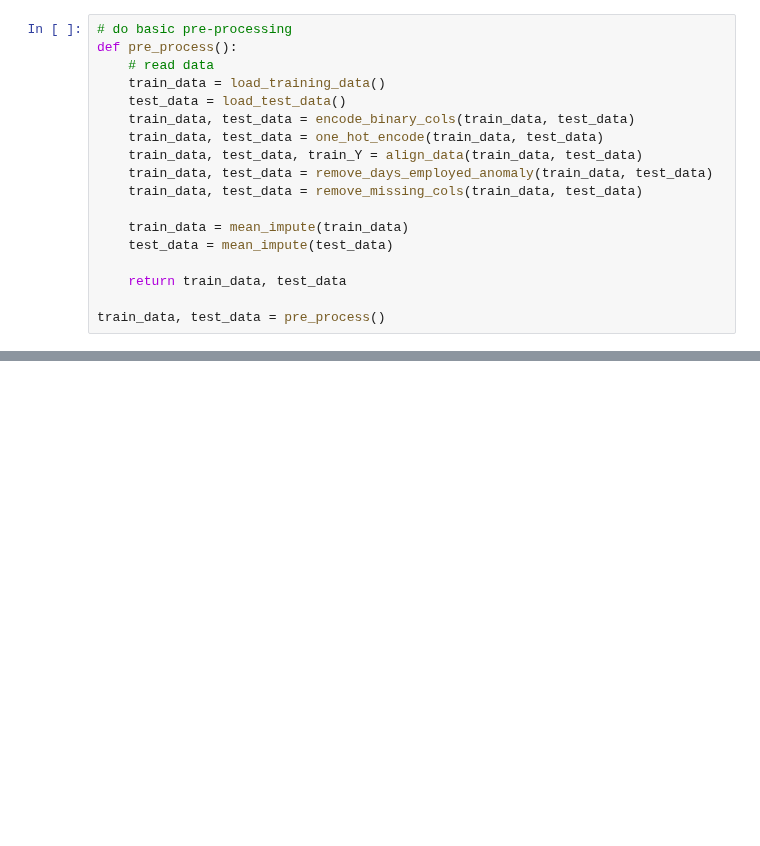
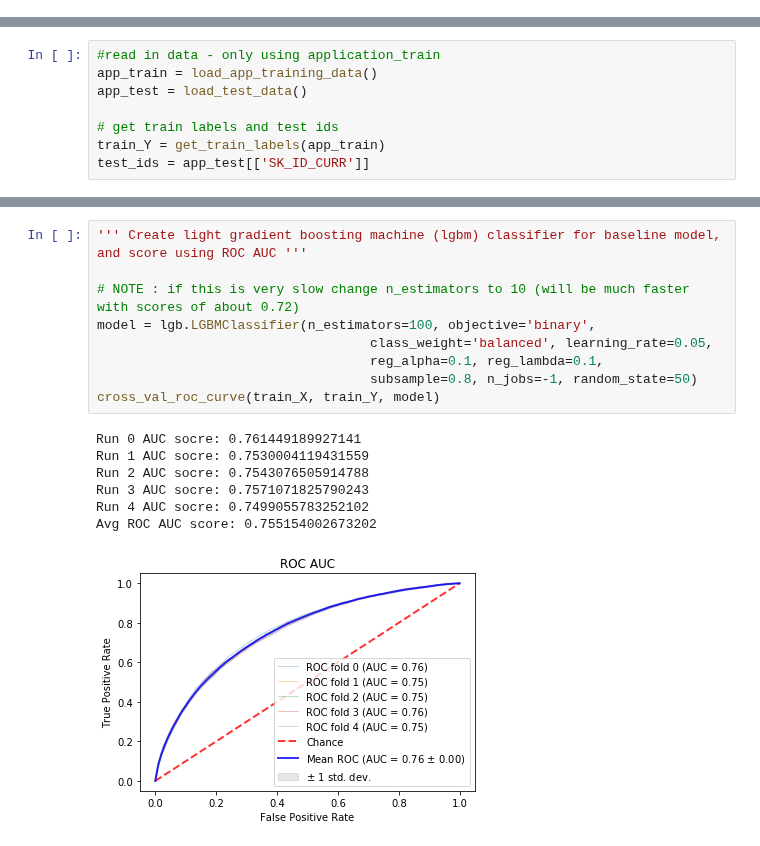
Before and after one commit to tobyfielding1/data-mining, a Jupyter notebook: src/pre_processing.ipynb, the cells around one changed output, grey strips where cells are left out. Saved outputs shown, nothing was run; the diff lists cells and outputs as text; blank space fills up the shorter version.

```diff
--- a/src/pre_processing.ipynb
+++ b/src/pre_processing.ipynb
@@ -68,18 +12,0 @@ False
-# %%
-# do basic pre-processing
-def pre_process():
-    # read data
-    train_data = load_training_data()
-    test_data = load_test_data()
-    train_data, test_data = encode_binary_cols(train_data, test_data)
-    train_data, test_data = one_hot_encode(train_data, test_data)
-    train_data, test_data, train_Y = align_data(train_data, test_data)
-    train_data, test_data = remove_days_employed_anomaly(train_data, test_data)
-    train_data, test_data = remove_missing_cols(train_data, test_data)
-
-    train_data = mean_impute(train_data)
-    test_data = mean_impute(test_data)
-
-    return train_data, test_data
-
-train_data, test_data = pre_process()
@@ -161,0 +13,8 @@ def baseline_log_reg(train, train_Y, test, save_path):
+# %%
+#read in data - only using application_train
+app_train = load_app_training_data()
+app_test = load_test_data()
+
+# get train labels and test ids
+train_Y = get_train_labels(app_train)
+test_ids = app_test[['SK_ID_CURR']]
@@ -173,0 +93,17 @@ Avg ROC AUC score: 0.7647924473383347
+# %%
+''' Create light gradient boosting machine (lgbm) classifier for baseline model, and score using ROC AUC '''
+
+# NOTE : if this is very slow change n_estimators to 10 (will be much faster with scores of about 0.72)
+model = lgb.LGBMClassifier(n_estimators=100, objective='binary',
+                                   class_weight='balanced', learning_rate=0.05,
+                                   reg_alpha=0.1, reg_lambda=0.1,
+                                   subsample=0.8, n_jobs=-1, random_state=50)
+cross_val_roc_curve(train_X, train_Y, model)
+# %% [output]
+Run 0 AUC socre: 0.761449189927141
+Run 1 AUC socre: 0.7530004119431559
+Run 2 AUC socre: 0.7543076505914788
+Run 3 AUC socre: 0.7571071825790243
+Run 4 AUC socre: 0.7499055783252102
+Avg ROC AUC score: 0.755154002673202
+[figure, added]
```
Also changed, not shown: parts of 15 cells of this notebook.
